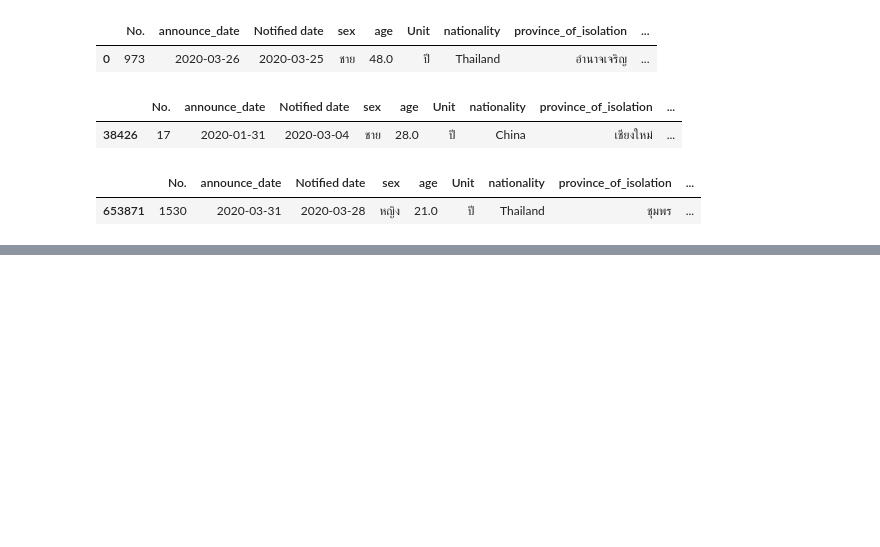
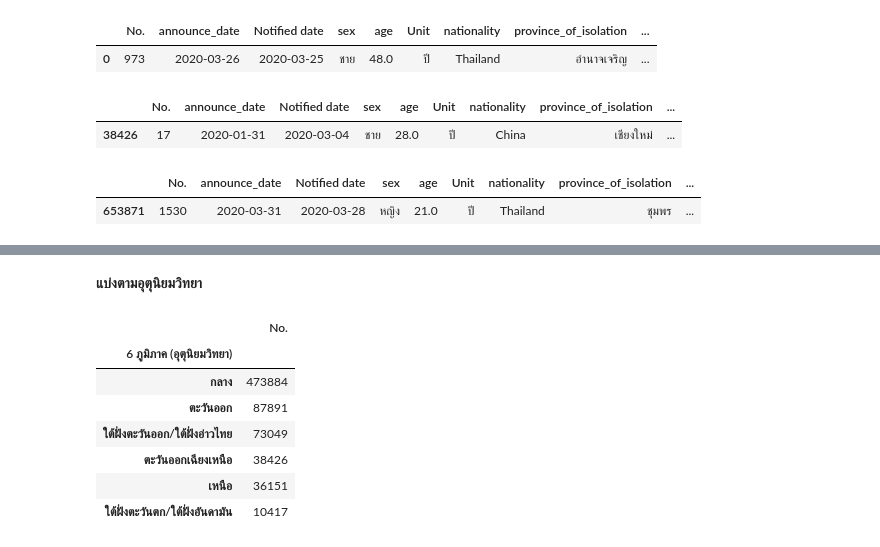
Before and after one commit to Athitiya00/data_viz_2022, a Jupyter notebook: BasicPython&DataViz_midterm2022.ipynb, the cells around one changed output, grey strips where cells are left out. Cells and saved outputs as stored; diff of their text form; code cells hidden in the pictures; blank space fills up the shorter version.

```diff
--- a/BasicPython&DataViz_midterm2022.ipynb
+++ b/BasicPython&DataViz_midterm2022.ipynb
@@ -541,0 +600,13 @@ data4_5.head(1)
+# %% [markdown]
+**แบ่งตามอุตุนิยมวิทยา**
+# %%
+data1.groupby('6 ภูมิภาค (อุตุนิยมวิทยา)')[['No.']].count().sort_values('No.',ascending=False)
+# %% [output]
+|  | No. |
+| 6 ภูมิภาค (อุตุนิยมวิทยา) |  |
+| กลาง | 473884 |
+| ตะวันออก | 87891 |
+| ใต้ฝั่งตะวันออก/ใต้ฝั่งอ่าวไทย | 73049 |
+| ตะวันออกเฉียงเหนือ | 38426 |
+| เหนือ | 36151 |
+| ใต้ฝั่งตะวันตก/ใต้ฝั่งอันดามัน | 10417 |
```
Also changed, not shown: parts of 14 cells of this notebook.
